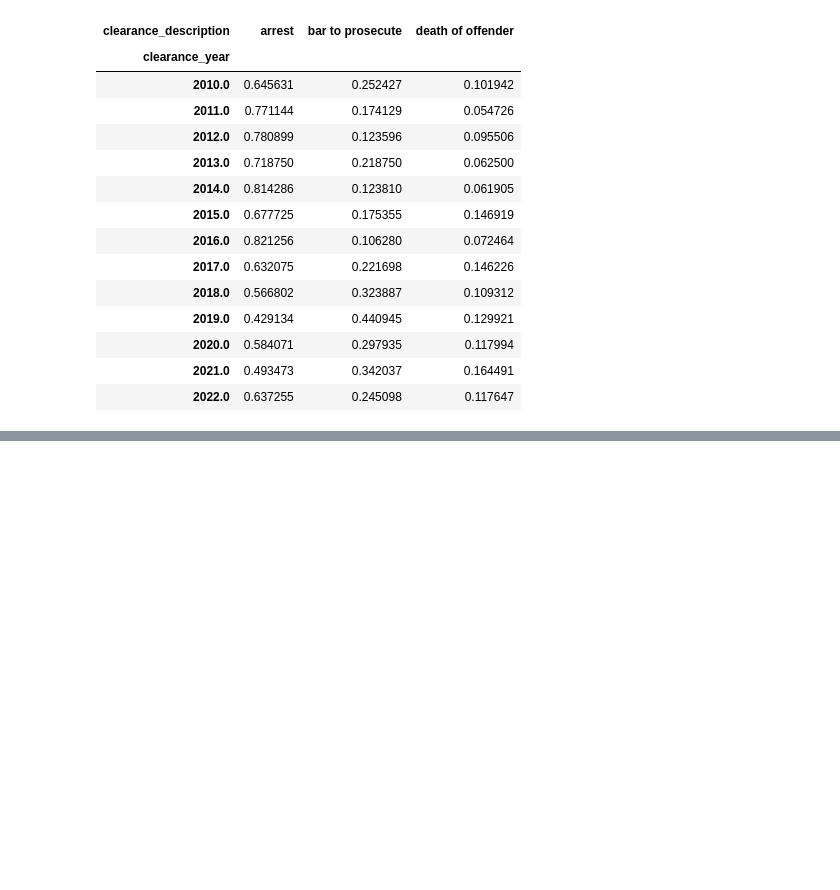
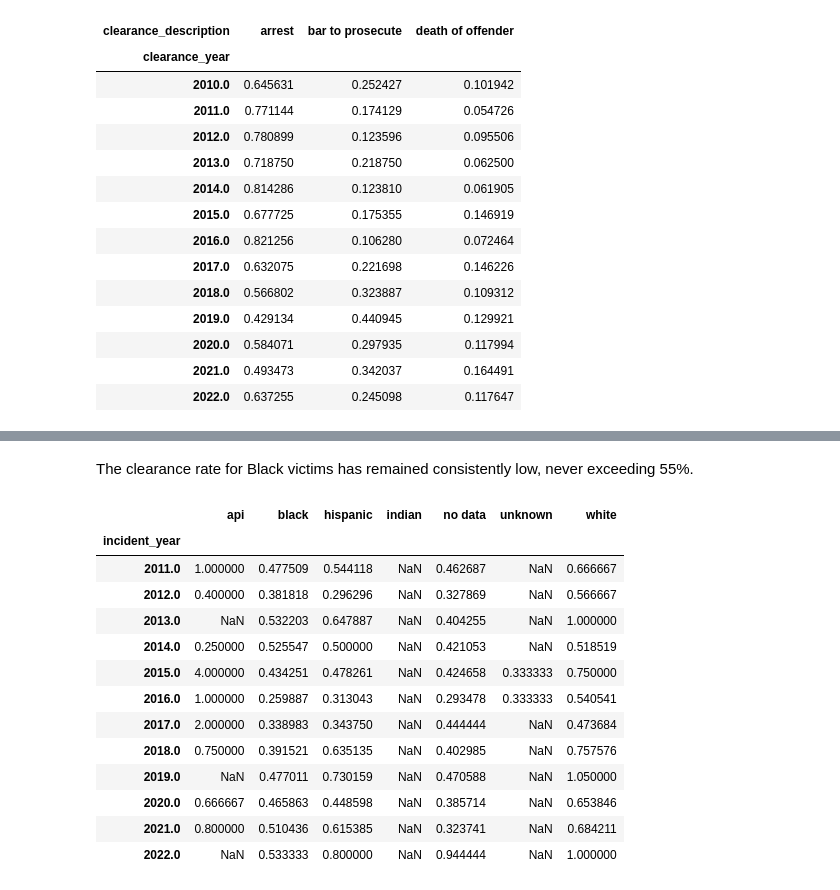
Before and after one commit to cbs-news-data/chicago-homicide-clearance, a Jupyter notebook: chicago_homicide_clearance.ipynb, the cells around one changed output, grey strips where cells are left out. Saved outputs shown, nothing was run; the diff lists cells and outputs as text; code cells hidden in the pictures; blank space fills up the shorter version.

Commit message:
update analysis
add race data, update schemas, output to excel

```diff
--- a/chicago_homicide_clearance.ipynb
+++ b/chicago_homicide_clearance.ipynb
@@ -44,7 +44,7 @@ victims = (
     .pipe(rename_columns)
     .query("victimization_primary == 'HOMICIDE'")
     .rename(columns={"race": "victim_race", "case_number": "case_no"})[
-        ["case_no", "victim_race"]
+        ["case_no", "unique_id", "victim_race"]
     ]
     .replace(
         {
@@ -233,0 +335,50 @@ ec_compare
+# %% [markdown]
+The clearance rate for Black victims has remained consistently low, never exceeding 55%.
+# %%
+race_annual = (
+    pd.crosstab(
+        index=victim_race_df.incident_year,
+        columns=victim_race_df.victim_race,
+        values=victim_race_df.unique_id,
+        aggfunc="nunique",
+    )
+    .pipe(lambda df: df[df.index > 2010])
+    .pipe(add_multiindex_level, "incidents")
+    .join(
+        victim_race_df.query("cleared_i == True")
+        .pipe(
+            lambda df: pd.crosstab(
+                index=df.clearance_year,
+                columns=df.victim_race,
+                values=df.unique_id,
+                aggfunc="nunique",
+            )
+        )
+        .pipe(lambda df: df[df.index > 2010])
+        .pipe(add_multiindex_level, "clearances")
+    )
+    .pipe(
+        lambda df: df.join(
+            df["clearances"]
+            .div(df["incidents"])
+            .pipe(add_multiindex_level, "clearance_rate")
+        )
+    )["clearance_rate"]
+)
+
+race_annual
+# %% [output]
+|  | api | black | hispanic | indian | no data | unknown | white |
+| incident_year |  |  |  |  |  |  |  |
+| 2011.0 | 1.000000 | 0.477509 | 0.544118 | NaN | 0.462687 | NaN | 0.666667 |
+| 2012.0 | 0.400000 | 0.381818 | 0.296296 | NaN | 0.327869 | NaN | 0.566667 |
+| 2013.0 | NaN | 0.532203 | 0.647887 | NaN | 0.404255 | NaN | 1.000000 |
+| 2014.0 | 0.250000 | 0.525547 | 0.500000 | NaN | 0.421053 | NaN | 0.518519 |
+| 2015.0 | 4.000000 | 0.434251 | 0.478261 | NaN | 0.424658 | 0.333333 | 0.750000 |
+| 2016.0 | 1.000000 | 0.259887 | 0.313043 | NaN | 0.293478 | 0.333333 | 0.540541 |
+| 2017.0 | 2.000000 | 0.338983 | 0.343750 | NaN | 0.444444 | NaN | 0.473684 |
+| 2018.0 | 0.750000 | 0.391521 | 0.635135 | NaN | 0.402985 | NaN | 0.757576 |
+| 2019.0 | NaN | 0.477011 | 0.730159 | NaN | 0.470588 | NaN | 1.050000 |
+| 2020.0 | 0.666667 | 0.465863 | 0.448598 | NaN | 0.385714 | NaN | 0.653846 |
+| 2021.0 | 0.800000 | 0.510436 | 0.615385 | NaN | 0.323741 | NaN | 0.684211 |
+| 2022.0 | NaN | 0.533333 | 0.800000 | NaN | 0.944444 | NaN | 1.000000 |
```
Also changed, not shown: parts of 9 cells of this notebook, 2 other files.
